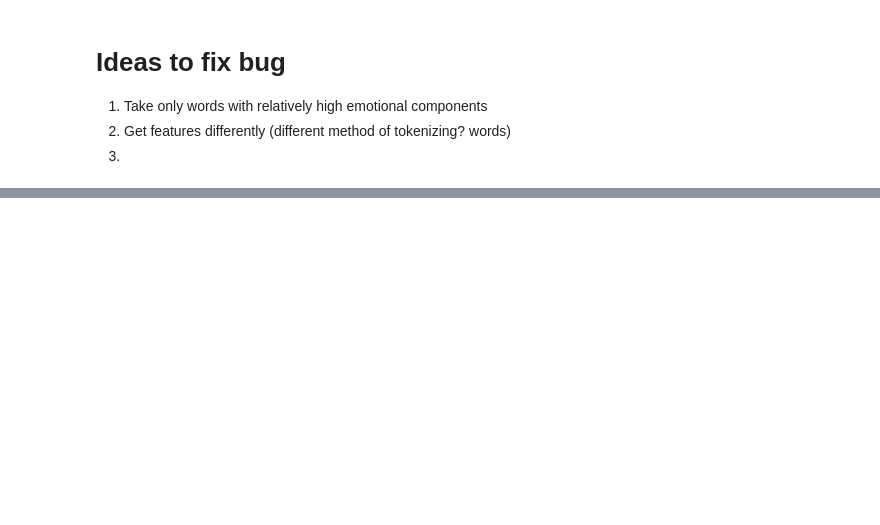
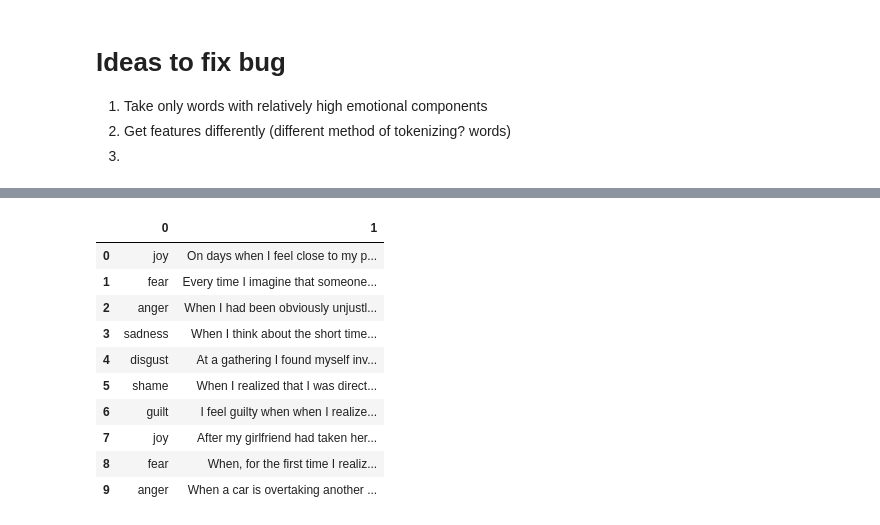
Before and after one commit to cidetraq/nlp_emotions, a Jupyter notebook: Amazon Review Emotions.ipynb, the cells around one changed output, grey strips where cells are left out. Cells and saved outputs as stored; diff of their text form; code cells hidden in the pictures; blank space fills up the shorter version.

```diff
--- a/Amazon Review Emotions.ipynb
+++ b/Amazon Review Emotions.ipynb
@@ -387,0 +663,14 @@ positive_features
+# %%
+isear.iloc[0:10]
+# %% [output]
+|  | 0 | 1 |
+| 0 | joy | On days when I feel close to my p... |
+| 1 | fear | Every time I imagine that someone... |
+| 2 | anger | When I had been obviously unjustl... |
+| 3 | sadness | When I think about the short time... |
+| 4 | disgust | At a gathering I found myself inv... |
+| 5 | shame | When I realized that I was direct... |
+| 6 | guilt | I feel guilty when when I realize... |
+| 7 | joy | After my girlfriend had taken her... |
+| 8 | fear | When, for the first time I realiz... |
+| 9 | anger | When a car is overtaking another ... |
```
Also changed, not shown: parts of 100 cells of this notebook, 16 other files.
